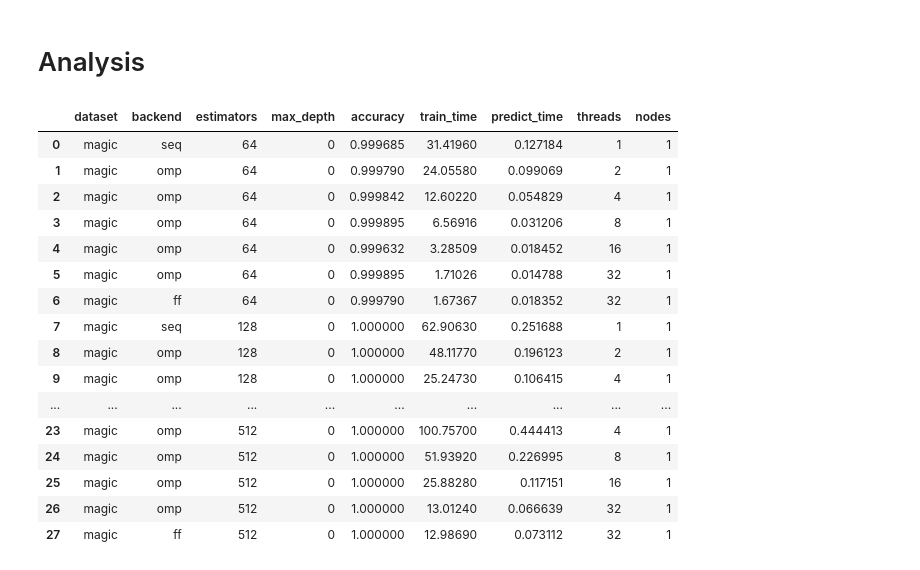
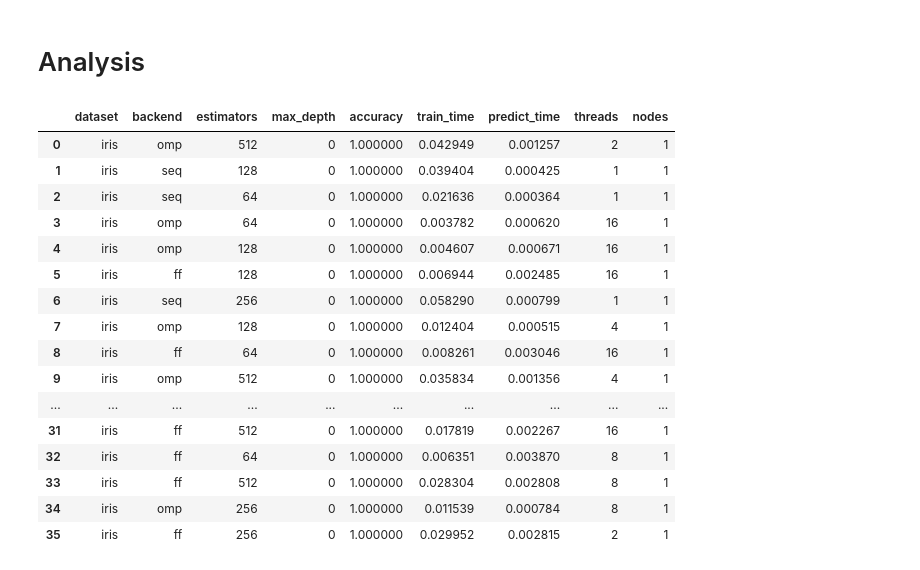
Before and after one commit to FedericoBustaffa/random_forest, a Jupyter notebook: notebooks/analysis.ipynb, the cells around one changed output. Drawn from its saved outputs; the diff is of its cells as text; code cells hidden in the pictures.

```diff
--- a/notebooks/analysis.ipynb
+++ b/notebooks/analysis.ipynb
@@ -3,24 +3,24 @@
 # %%
 import pandas as pd
 
-df = pd.read_csv("../results/cluster_4.csv")
+df = pd.read_csv("../results/local_5.csv")
 df
 # %% [output]
 |  | dataset | backend | estimators | max_depth | accuracy | train_time | predict_time | threads | nodes |
-| 0 | magic | seq | 64 | 0 | 0.999685 | 31.41960 | 0.127184 | 1 | 1 |
-| 1 | magic | omp | 64 | 0 | 0.999790 | 24.05580 | 0.099069 | 2 | 1 |
-| 2 | magic | omp | 64 | 0 | 0.999842 | 12.60220 | 0.054829 | 4 | 1 |
-| 3 | magic | omp | 64 | 0 | 0.999895 | 6.56916 | 0.031206 | 8 | 1 |
-| 4 | magic | omp | 64 | 0 | 0.999632 | 3.28509 | 0.018452 | 16 | 1 |
-| 5 | magic | omp | 64 | 0 | 0.999895 | 1.71026 | 0.014788 | 32 | 1 |
-| 6 | magic | ff | 64 | 0 | 0.999790 | 1.67367 | 0.018352 | 32 | 1 |
-| 7 | magic | seq | 128 | 0 | 1.000000 | 62.90630 | 0.251688 | 1 | 1 |
-| 8 | magic | omp | 128 | 0 | 1.000000 | 48.11770 | 0.196123 | 2 | 1 |
-| 9 | magic | omp | 128 | 0 | 1.000000 | 25.24730 | 0.106415 | 4 | 1 |
+| 0 | iris | omp | 512 | 0 | 1.000000 | 0.042949 | 0.001257 | 2 | 1 |
+| 1 | iris | seq | 128 | 0 | 1.000000 | 0.039404 | 0.000425 | 1 | 1 |
+| 2 | iris | seq | 64 | 0 | 1.000000 | 0.021636 | 0.000364 | 1 | 1 |
+| 3 | iris | omp | 64 | 0 | 1.000000 | 0.003782 | 0.000620 | 16 | 1 |
+| 4 | iris | omp | 128 | 0 | 1.000000 | 0.004607 | 0.000671 | 16 | 1 |
+| 5 | iris | ff | 128 | 0 | 1.000000 | 0.006944 | 0.002485 | 16 | 1 |
+| 6 | iris | seq | 256 | 0 | 1.000000 | 0.058290 | 0.000799 | 1 | 1 |
+| 7 | iris | omp | 128 | 0 | 1.000000 | 0.012404 | 0.000515 | 4 | 1 |
+| 8 | iris | ff | 64 | 0 | 1.000000 | 0.008261 | 0.003046 | 16 | 1 |
+| 9 | iris | omp | 512 | 0 | 1.000000 | 0.035834 | 0.001356 | 4 | 1 |
 | ... | ... | ... | ... | ... | ... | ... | ... | ... | ... |
-| 23 | magic | omp | 512 | 0 | 1.000000 | 100.75700 | 0.444413 | 4 | 1 |
-| 24 | magic | omp | 512 | 0 | 1.000000 | 51.93920 | 0.226995 | 8 | 1 |
-| 25 | magic | omp | 512 | 0 | 1.000000 | 25.88280 | 0.117151 | 16 | 1 |
-| 26 | magic | omp | 512 | 0 | 1.000000 | 13.01240 | 0.066639 | 32 | 1 |
-| 27 | magic | ff | 512 | 0 | 1.000000 | 12.98690 | 0.073112 | 32 | 1 |
+| 31 | iris | ff | 512 | 0 | 1.000000 | 0.017819 | 0.002267 | 16 | 1 |
+| 32 | iris | ff | 64 | 0 | 1.000000 | 0.006351 | 0.003870 | 8 | 1 |
+| 33 | iris | ff | 512 | 0 | 1.000000 | 0.028304 | 0.002808 | 8 | 1 |
+| 34 | iris | omp | 256 | 0 | 1.000000 | 0.011539 | 0.000784 | 8 | 1 |
+| 35 | iris | ff | 256 | 0 | 1.000000 | 0.029952 | 0.002815 | 2 | 1 |
 # %%
```
Also changed, not shown: parts of 4 cells of this notebook, 3 other files.
